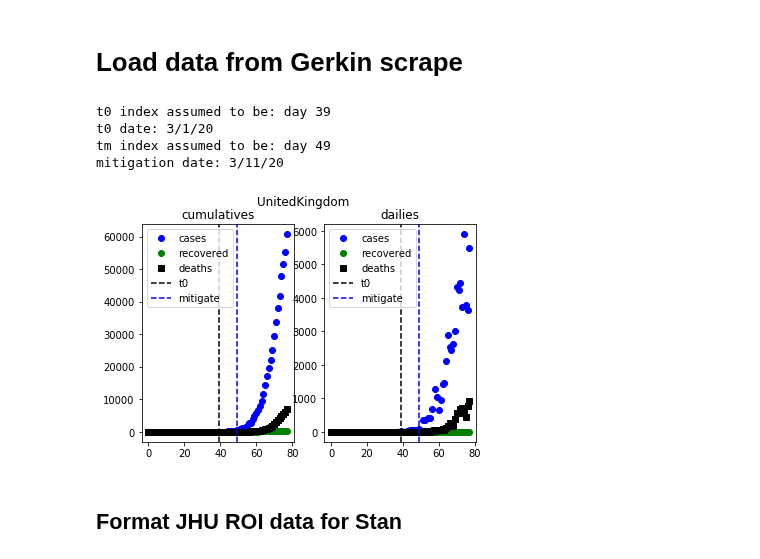
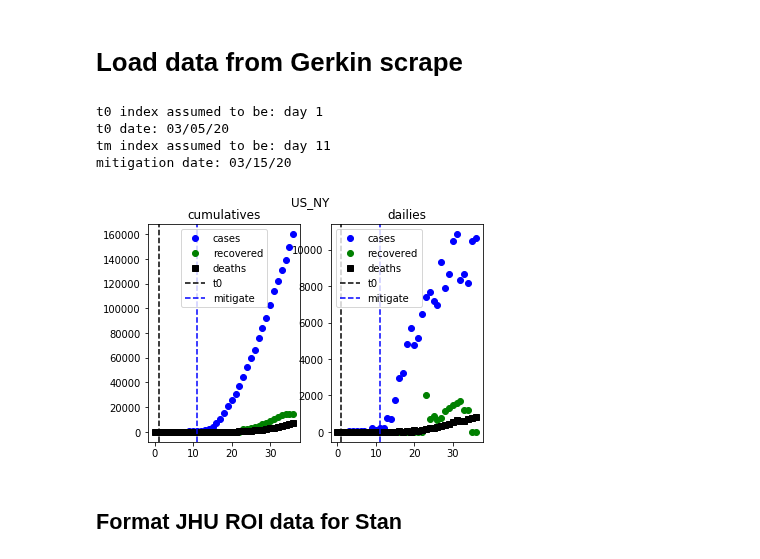
Before and after one commit to ccc1685/covid-19, a Jupyter notebook: Stan/MBS_epidemic_ccclinearrd_gerkin_beta.ipynb, the cells around one changed output. Saved outputs shown, nothing was run; the diff lists cells and outputs as text; code cells hidden in the pictures.

```diff
--- a/Stan/MBS_epidemic_ccclinearrd_gerkin_beta.ipynb
+++ b/Stan/MBS_epidemic_ccclinearrd_gerkin_beta.ipynb
@@ -229,9 +229,9 @@ functions {
 stanrunmodel = pickle.load(open('stanrunmodel.pkl', 'rb'))
 # %% [markdown]
 # Load data from Gerkin scrape
+# %%
+roi = "US_NY"
 # %%
-roi = "UnitedKingdom"
-
 DF = pd.read_csv("../data/covid_timeseries_"+roi+".csv")
 
 # pop = {}
@@ -250,38 +250,38 @@ t0 = np.where(DF["new_cases"].values>=10)[0][0]
 tm = t0 + 10 #np.where(mitigate[roi]==DF['dates2'])[0][0]
 
 #plot the data with important time stamps (t0, tm)
 plt.subplot(1,2,1)
 plt.title('cumulatives')
 plt.plot(DF["cum_cases"],'bo', label="cases")
 plt.plot(DF["cum_recover"],'go',label="recovered")
 plt.plot(DF["cum_deaths"],'ks',label="deaths")
 
 plt.axvline(t0,color='k', linestyle="dashed", label='t0')
 plt.axvline(tm,color='b', linestyle="dashed", label='mitigate')
 plt.legend()
 
 
 plt.subplot(1,2,2)
 plt.title('dailies')
 plt.plot(DF["new_cases"],'bo', label="cases")
 plt.plot(DF["new_recover"],'go',label="recovered")
 plt.plot(DF["new_deaths"],'ks',label="deaths")
 plt.axvline(t0,color='k', linestyle="dashed", label='t0')
 plt.axvline(tm,color='b', linestyle="dashed", label='mitigate')
 plt.suptitle(roi)
 plt.legend()
 
 
 print("t0 index assumed to be: day "+str(t0))
 print("t0 date: "+DF['dates2'][t0])
 print("tm index assumed to be: day "+str(tm))
 print("mitigation date: "+DF['dates2'][tm])
 # %% [output]
-t0 index assumed to be: day 39
-t0 date: 3/1/20
-tm index assumed to be: day 49
-mitigation date: 3/11/20
+t0 index assumed to be: day 1
+t0 date: 03/05/20
+tm index assumed to be: day 11
+mitigation date: 03/15/20
-[figure, old version]
+[figure, new version]
 # %% [markdown]
 ## Format JHU ROI data for Stan
 # %%
```
Also changed, not shown: 1 other file.
